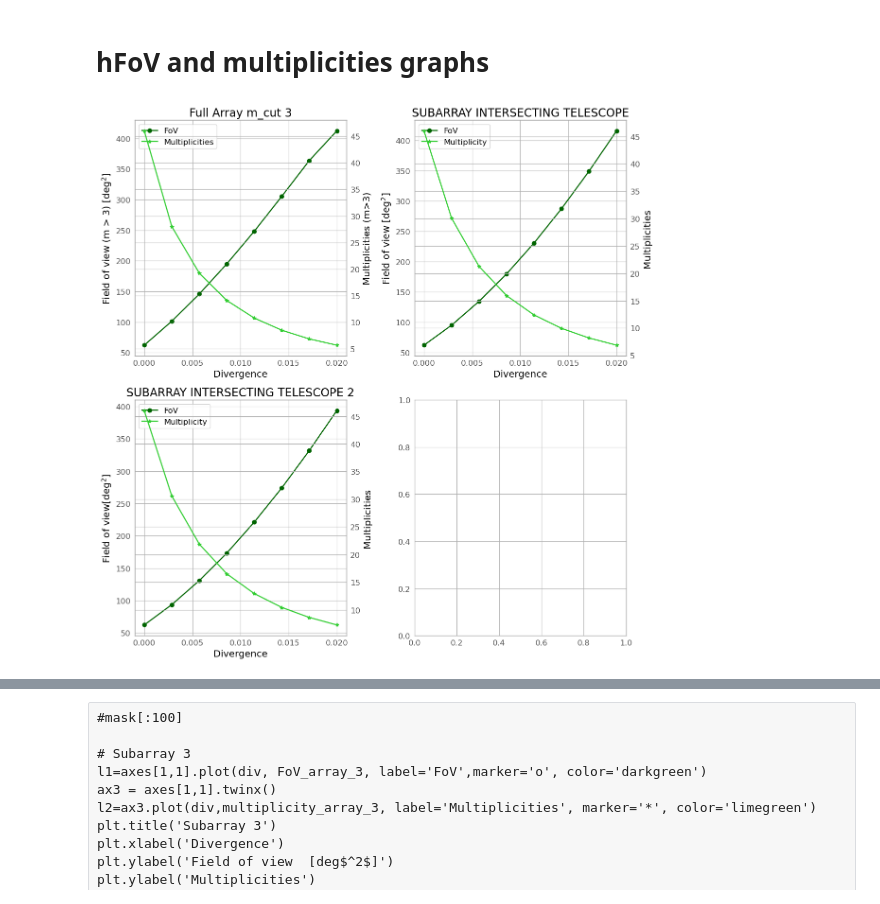
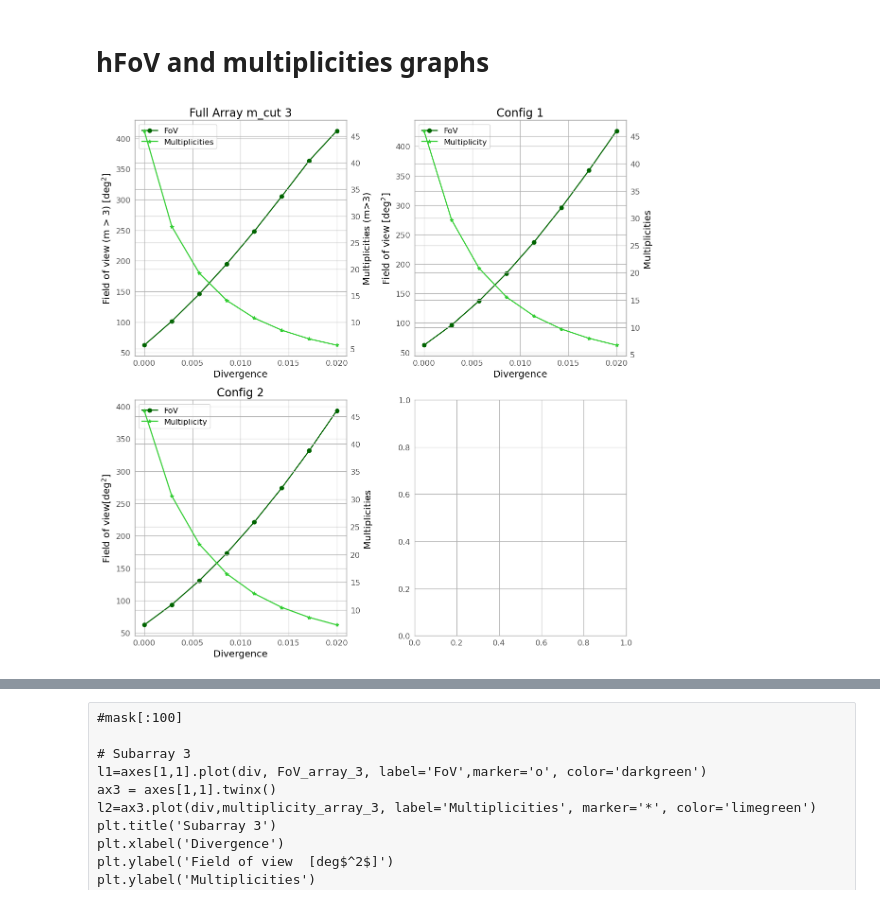
Before and after one commit to SamantaMorales/divtel, a Jupyter notebook: SSTs.ipynb, the cells around one changed output, grey strips where cells are left out. Saved outputs shown, nothing was run; the diff lists cells and outputs as text; code cells hidden in the pictures.

```diff
--- a/SSTs.ipynb
+++ b/SSTs.ipynb
@@ -284,21 +300,23 @@ sub_groups_2 = { '1':[14,24,22],
         }
 # %%
 
-sub_groups = {'1':[44,33,20],
-             '2':[43,3,21],
-              '3':[35,23,15],
-              '4':[10,34,24],
+
+sub_groups = {'1':[44,32,21],
+             '2':[43,35,3],
+              '3':[33,23,5],
+              '4':[34,24,20],
               '5':[19,22,14,13],
               '6':[31,6,2],
               '7':[7,12,39],
               '8':[41,4,18],
               '9':[8,16,26],
-              '10':[5,27,17],
+              '10':[42,10,28],
               '11':[9,30,40],
               '12':[11,36,37],
-              '13':[32,42,28],
+              '13':[17,15,27],
               '14':[1,38,45],
               '15':[25,29,46]
+
              }
 sub_groups_2 = {'1':[44,35,5],
              '2':[43,32,24],
@@ -575,36 +616,36 @@ axes[0,0].legend(axeslegend, [l.get_label() for l in axeslegend])
 
 
 #Plot the ones for subarray 1
 l1=axes[0,1].plot(div, FoV_array, label='FoV',marker='o', color='darkgreen')
 ax5=axes[0,1].twinx()
 l2=ax5.plot(div, multiplicity_array, label='Multiplicity', marker='*', color='limegreen')
-axes[0,1].set_title('SUBARRAY INTERSECTING TELESCOPE')
+axes[0,1].set_title('Config 1')
 axes[0,1].set_xlabel('Divergence')
 axes[0,1].set_ylabel('Field of view [deg$^2$]')
 ax5.set_ylabel('Multiplicities')
 axeslegend = l1+l2
 axes[0,1].legend(axeslegend, [l.get_label() for l in axeslegend])
 
 #Plot the ones for subarray 2
 l1=axes[1,0].plot(div, FoV_array_2, label='FoV',marker='o', color='darkgreen')
 ax5=axes[1,0].twinx()
 l2=ax5.plot(div, multiplicity_array_2, label='Multiplicity', marker='*', color='limegreen')
-axes[1,0].set_title('SUBARRAY INTERSECTING TELESCOPE 2')
+axes[1,0].set_title('Config 2')
 axes[1,0].set_xlabel('Divergence')
 axes[1,0].set_ylabel('Field of view[deg$^2$]')
 ax5.set_ylabel('Multiplicities')
 axeslegend = l1+l2
 axes[1,0].legend(axeslegend, [l.get_label() for l in axeslegend])
 
 
 # Adjust layout
 plt.tight_layout()
 
 
 
 plt.show()
 # %% [output]
-[figure, old version]
+[figure, new version]
 # %%
 # Plot for subarray 1 on the primary y-axis
 fig, ax1 = plt.subplots()
```
Also changed, not shown: parts of 56 cells of this notebook, 15 other files.
